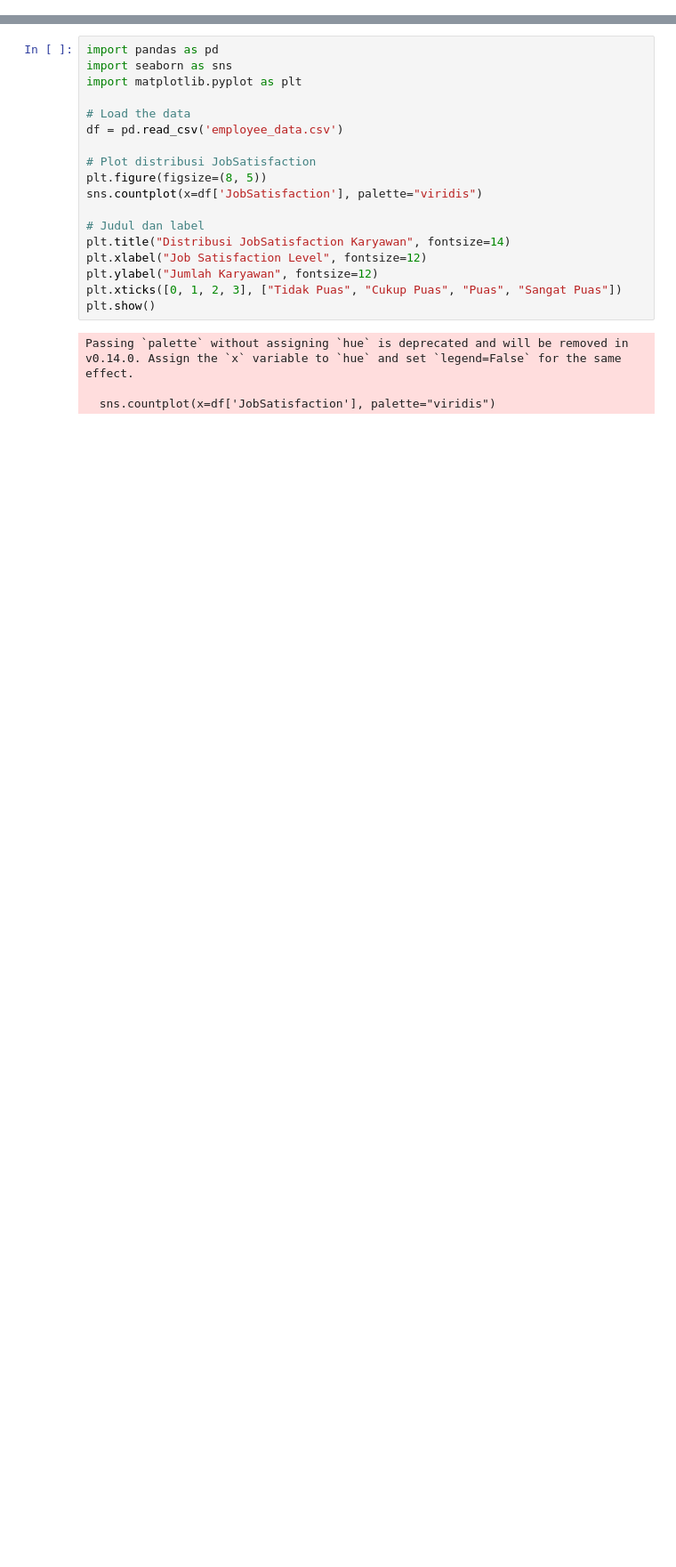
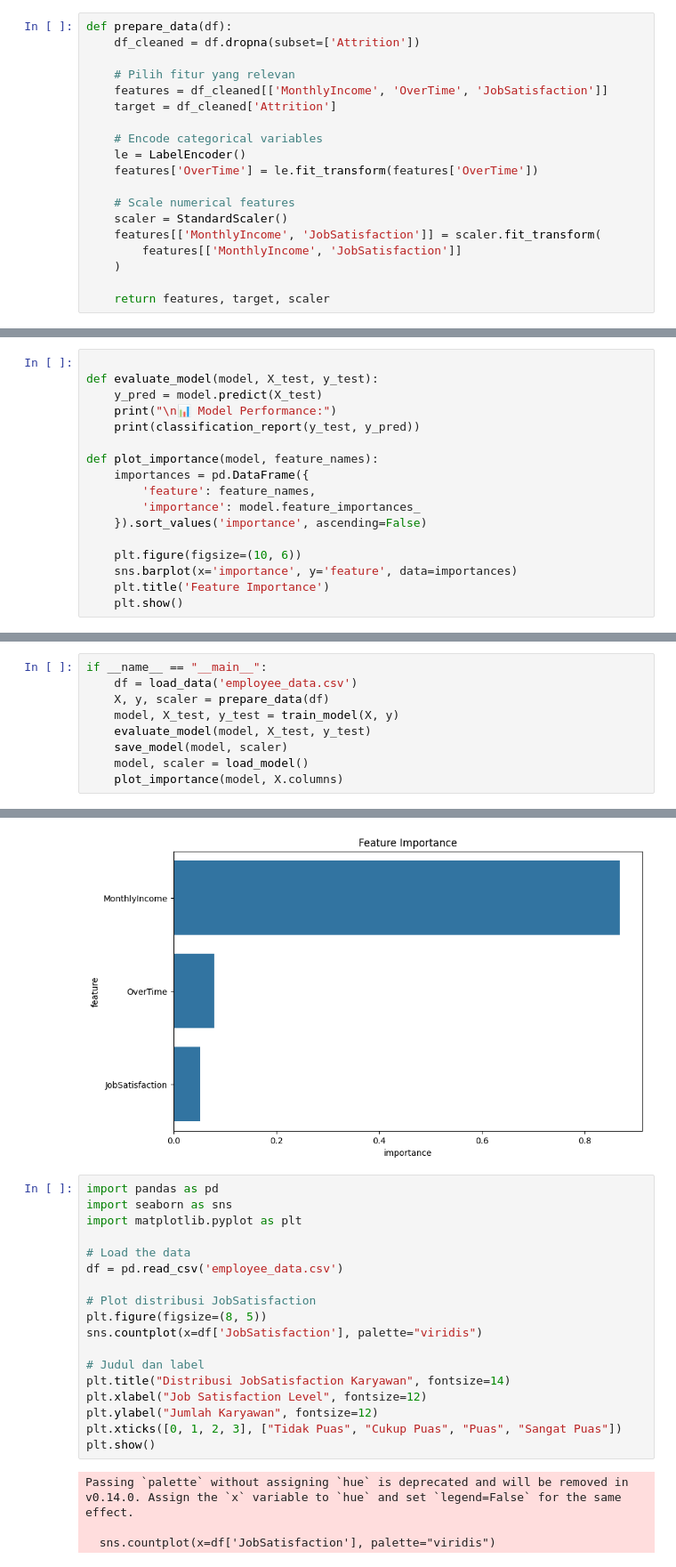
Before and after one commit to Rahmathidayat4299/employee-dashboard, a Jupyter notebook: employee.ipynb, the cells around one changed output, grey strips where cells are left out. Shown: that part at 89% size. Saved outputs shown, nothing was run; the diff lists cells and outputs as text; blank space fills up the shorter version.

```diff
--- a/employee.ipynb
+++ b/employee.ipynb
@@ -149,0 +36,19 @@ Probability of leaving: 6.00%
+# %%
+def prepare_data(df):
+    df_cleaned = df.dropna(subset=['Attrition'])
+
+    # Pilih fitur yang relevan
+    features = df_cleaned[['MonthlyIncome', 'OverTime', 'JobSatisfaction']]
+    target = df_cleaned['Attrition']
+
+    # Encode categorical variables
+    le = LabelEncoder()
+    features['OverTime'] = le.fit_transform(features['OverTime'])
+
+    # Scale numerical features
+    scaler = StandardScaler()
+    features[['MonthlyIncome', 'JobSatisfaction']] = scaler.fit_transform(
+        features[['MonthlyIncome', 'JobSatisfaction']]
+    )
+
+    return features, target, scaler
@@ -149,0 +69,17 @@ Probability of leaving: 6.00%
+# %%
+
+def evaluate_model(model, X_test, y_test):
+    y_pred = model.predict(X_test)
+    print("\n📊 Model Performance:")
+    print(classification_report(y_test, y_pred))
+
+def plot_importance(model, feature_names):
+    importances = pd.DataFrame({
+        'feature': feature_names,
+        'importance': model.feature_importances_
+    }).sort_values('importance', ascending=False)
+
+    plt.figure(figsize=(10, 6))
+    sns.barplot(x='importance', y='feature', data=importances)
+    plt.title('Feature Importance')
+    plt.show()
@@ -149,0 +102,10 @@ Probability of leaving: 6.00%
+# %%
+if __name__ == "__main__":
+    df = load_data('employee_data.csv')
+    X, y, scaler = prepare_data(df)
+    model, X_test, y_test = train_model(X, y)
+    evaluate_model(model, X_test, y_test)
+    save_model(model, scaler)
+    model, scaler = load_model()
+    plot_importance(model, X.columns)
+# %% [output]
@@ -150,3 +140,4 @@ Probability of leaving: 6.00%
+[figure, added]
 # %%
 import pandas as pd
 import seaborn as sns
```
Also changed, not shown: parts of 17 cells of this notebook, 4 other files.
